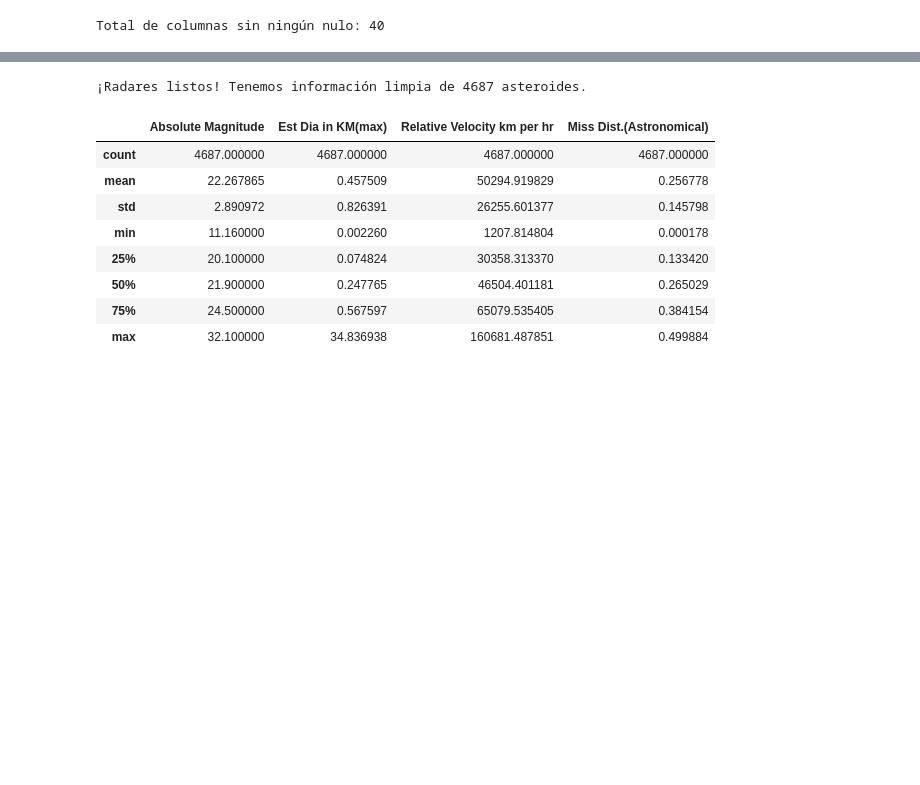
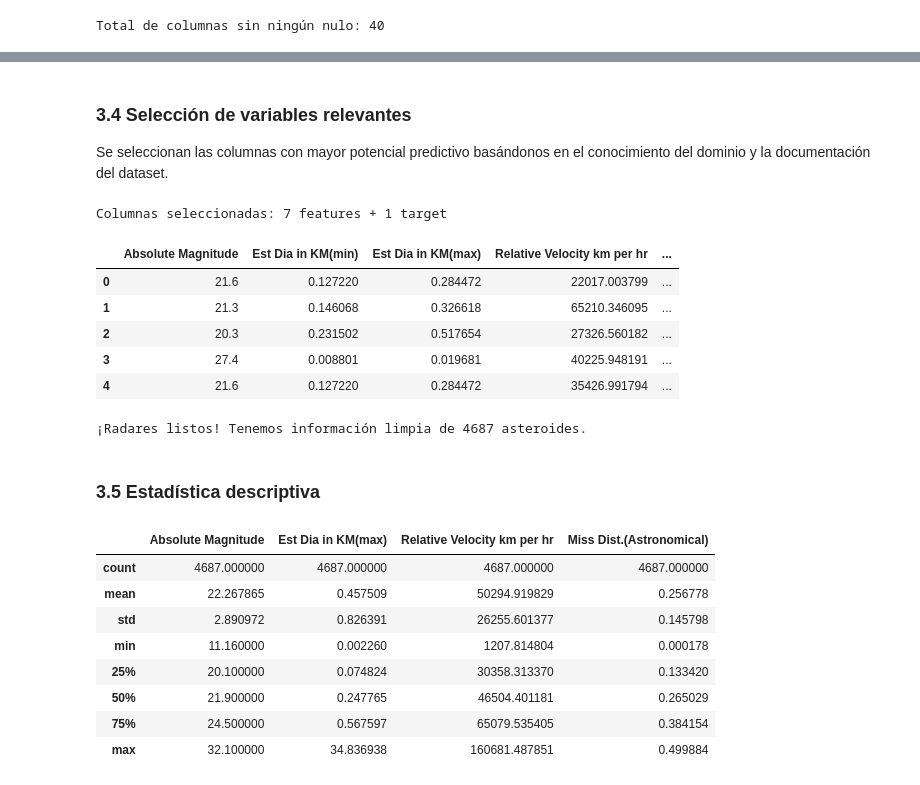
Before and after one commit to marianovanini/TT-26141-1C2026-Machine-Learning, a Jupyter notebook: 26141_Vanini_Mariano_pre_entrega.ipynb, the cells around one changed output, grey strips where cells are left out. Saved outputs shown, nothing was run; the diff lists cells and outputs as text; code cells hidden in the pictures; blank space fills up the shorter version.

```diff
--- a/26141_Vanini_Mariano_pre_entrega.ipynb
+++ b/26141_Vanini_Mariano_pre_entrega.ipynb
@@ -109,3 +156,31 @@ Total de columnas sin ningún nulo: 40
+# %% [markdown]
+### 3.4 Selección de variables relevantes
+
+Se seleccionan las columnas con mayor potencial predictivo basándonos en el conocimiento del dominio y la documentación del dataset.
+# %%
+# Columnas seleccionadas con justificación
+columnas_utiles = [
+    'Absolute Magnitude',           # Brillo del asteroide — proxy del tamaño real
+    'Est Dia in KM(min)',           # Diámetro mínimo estimado en km
+    'Est Dia in KM(max)',           # Diámetro máximo estimado en km
+    'Relative Velocity km per hr',  # Velocidad relativa respecto a la Tierra
+    'Miss Dist.(Astronomical)',     # Distancia de máximo acercamiento (UA)
+    'Orbit Uncertainity',           # Incertidumbre orbital (0=muy conocida, 9=muy incierta)
+    'Minimum Orbit Intersection',   # MOID: distancia mínima posible a la órbita terrestre
+    'Hazardous'                     # Variable objetivo
+]
+
+df_sel = df[columnas_utiles].copy()
+print(f"Columnas seleccionadas: {len(columnas_utiles) - 1} features + 1 target")
+df_sel.head()
+# %% [output]
+Columnas seleccionadas: 7 features + 1 target
+|  | Absolute Magnitude | Est Dia in KM(min) | Est Dia in KM(max) | Relative Velocity km per hr | ... |
+| 0 | 21.6 | 0.127220 | 0.284472 | 22017.003799 | ... |
+| 1 | 21.3 | 0.146068 | 0.326618 | 65210.346095 | ... |
+| 2 | 20.3 | 0.231502 | 0.517654 | 27326.560182 | ... |
+| 3 | 27.4 | 0.008801 | 0.019681 | 40225.948191 | ... |
+| 4 | 21.6 | 0.127220 | 0.284472 | 35426.991794 | ... |
 # %%
 # 2. Exploración inicial: Nos quedamos con las columnas clave de los sensores
 columnas_utiles = [
@@ -123,4 +198,6 @@ df_asteroides = df_asteroides.dropna()
 print(f"¡Radares listos! Tenemos información limpia de {len(df_asteroides)} asteroides.")
 # %% [output]
 ¡Radares listos! Tenemos información limpia de 4687 asteroides.
+# %% [markdown]
+### 3.5 Estadística descriptiva
 # %%
```
Also changed, not shown: parts of 14 cells of this notebook.
